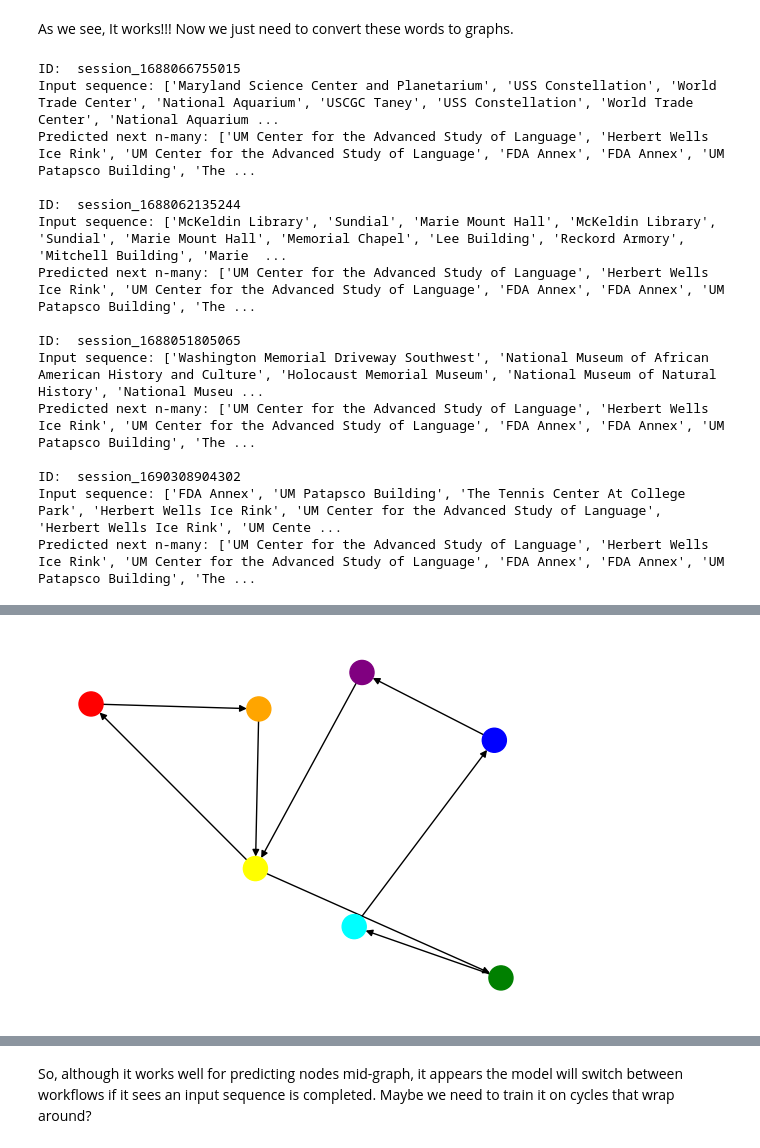
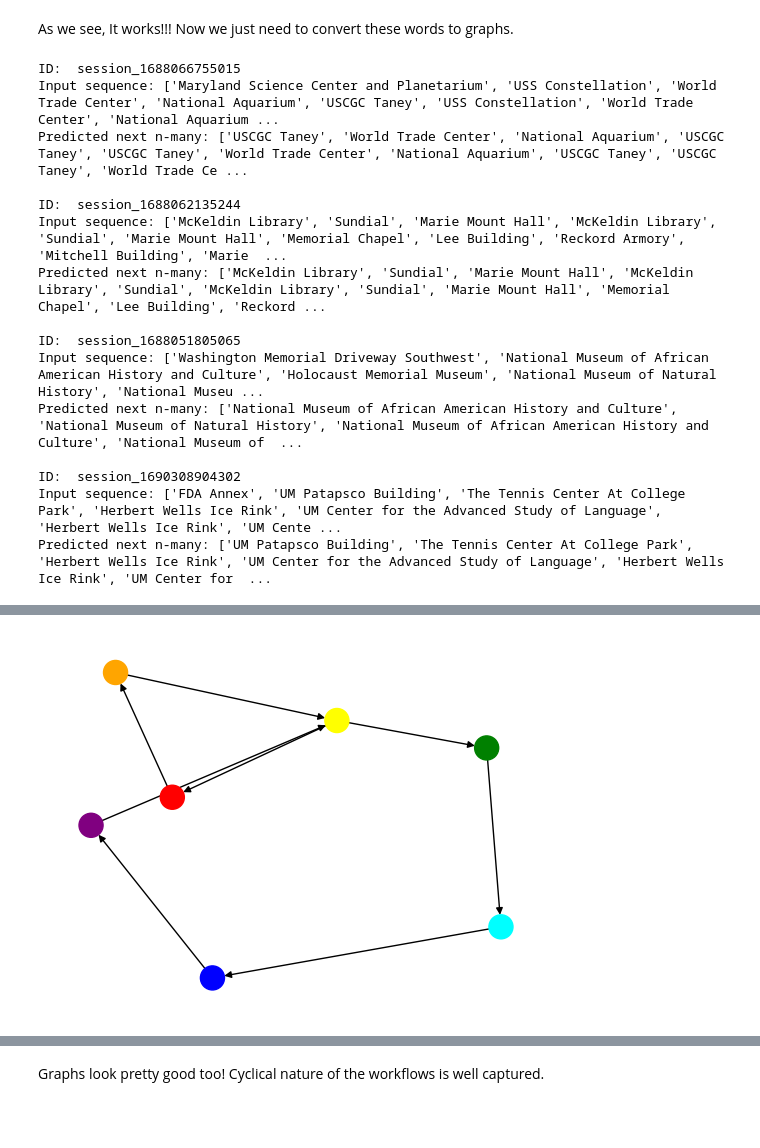
Before and after one commit to UMD-ARLIS/incubator-flagon-distill, a Jupyter notebook: prototypes/Prototype 4.ipynb, the cells around one changed output, grey strips where cells are left out. Cells and saved outputs as stored; diff of their text form; code cells hidden in the pictures; blank space fills up the shorter version.

Commit message:
prototype_4.4 - graph error fixed and bidirectionality implemented

```diff
--- a/prototypes/Prototype 4.ipynb
+++ b/prototypes/Prototype 4.ipynb
@@ -195,15 +195,6 @@ vlad_color_dict = {'Maryland Science Center and Planetarium':'red',
 
 # creating a list to store the generated directed graphs
 graphs = {}
-
-sess_elements = {}
-for sessID,logs in data_dict.items():
-    for logID,log in logs.items():
-        elem_name = log['details']['name']
-        if (not sessID in sess_elements.keys()):
-            sess_elements[sessID] = [ elem_name ]
-        else:
-            sess_elements[sessID] += [ elem_name ]
 
 vlad_file = "data3/logs_nome_vlad.json"
 data_dict = setup(vlad_file, "datetime")
@@ -638,42 +837,44 @@ import torch
 import torch.nn as nn
 import torch.optim as optim
 
-class LSTM(nn.Module):
+class BiLSTM(nn.Module):
     def __init__(self, input_size, hidden_size, output_size):
-        super(LSTM, self).__init__()
+        super(BiLSTM, self).__init__()
         self.hidden_size = hidden_size
-        self.lstm = nn.LSTM(input_size, hidden_size)
+        self.bidirectional = True  # Set bidirectional to True
+        self.num_directions = 2 if self.bidirectional else 1
+
+        # Use bidirectional LSTM
+        self.lstm = nn.LSTM(input_size, hidden_size, bidirectional=self.bidirectional)
         self.embedding = nn.Embedding(input_size, hidden_size)
-        self.fc = nn.Linear(hidden_size, output_size)
+        # Adjust the linear layer's input size to account for the concatenated outputs
+        self.fc = nn.Linear(hidden_size * self.num_directions, output_size)
         self.dropout = nn.Dropout(p=0.5)
 
     def forward(self, input_seq):
-        # Initialize hidden state and cell state
-        hidden = (torch.zeros(1, 1, self.hidden_size), torch.zeros(1, 1, self.hidden_size))
-
+        hidden = (torch.zeros(self.num_directions, 1, self.hidden_size),
+                  torch.zeros(self.num_directions, 1, self.hidden_size))
         # Convert input sequence to tensor of indices
         input_idx = [word2idx[w] for w in input_seq]
         input_tensor = torch.tensor(input_idx, dtype=torch.long).unsqueeze(1)
 
-        # Embed input tensor
         input_embedded = self.dropout(self.embedding(input_tensor))
-
-        # Pass through LSTM layer
         lstm_out, hidden = self.lstm(input_embedded, hidden)
 
-        # Pass LSTM output through linear layer to get predicted next word
+        # Concatenate the forward and backward outputs along the feature dimension
+        lstm_out = torch.cat((lstm_out[:, -1, :self.hidden_size], lstm_out[:, 0, self.hidden_size:]), dim=1)
         output = self.fc(lstm_out.view(len(input_seq), -1))
         return output
 
-vocab = ['Lee Building', 'World Trade Center', 'Marie Mount Hall', 'McKeldin Library',
-         'Mitchell Building', 'National Museum of Natural History', 'Reckord Armory',
-         'USS Constellation', 'National Museum of African American History and Culture',
+vocab = ['Lee Building', 'World Trade Center', 'Marie Mount Hall',
+         'McKeldin Library', 'Mitchell Building', 'National Museum of Natural History',
+         'Reckord Armory', 'USS Constellation', 'National Museum of African American History and Culture',
          'Holocaust Memorial Museum', 'UM Center for the Advanced Study of Language',
          'UM Patapsco Building', 'Memorial Chapel', 'USCGC Taney', 'Sundial',
          'Herbert Wells Ice Rink', 'FDA Annex', 'National Aquarium',
          'Maryland Science Center and Planetarium', 'Washington Memorial Driveway Southwest',
-         'The Tennis Center At College Park', 'Pratt Street Pavilion', 'Light Street Pavilion',
-         'Chesapeake']
+         'The Tennis Center At College Park', 'Pratt Street Pavilion',
+         'Light Street Pavilion', 'Chesapeake']
 word2idx = {w: i for i, w in enumerate(vocab)}
 idx2word = {i: w for i, w in enumerate(vocab)}
 # %%
@@ -872,7 +1073,7 @@ for sessID,color_dict in sessions:
 
     input_seq = sess_elements[sessID]
     n = len(input_seq)
-    predicted_sequence = generate_sequence(lstm, i, n)
+    predicted_sequence = generate_sequence(lstm, input_seq, n)
     print(f'Input sequence: {input_seq}, \nPredicted next n-many: {predicted_sequence}')
 
     # Now figure out a way to turn this list of names into a graph like
@@ -883,16 +1084,16 @@ for sessID,color_dict in sessions:
 # %% [output]
 ID:  session_1688066755015
 Input sequence: ['Maryland Science Center and Planetarium', 'USS Constellation', 'World Trade Center', 'National Aquarium', 'USCGC Taney', 'USS Constellation', 'World Trade Center', 'National Aquarium ...
-Predicted next n-many: ['UM Center for the Advanced Study of Language', 'Herbert Wells Ice Rink', 'UM Center for the Advanced Study of Language', 'FDA Annex', 'FDA Annex', 'UM Patapsco Building', 'The ...
+Predicted next n-many: ['USCGC Taney', 'World Trade Center', 'National Aquarium', 'USCGC Taney', 'USCGC Taney', 'World Trade Center', 'National Aquarium', 'USCGC Taney', 'USCGC Taney', 'World Trade Ce ...
 
 ID:  session_1688062135244
 Input sequence: ['McKeldin Library', 'Sundial', 'Marie Mount Hall', 'McKeldin Library', 'Sundial', 'Marie Mount Hall', 'Memorial Chapel', 'Lee Building', 'Reckord Armory', 'Mitchell Building', 'Marie  ...
-Predicted next n-many: ['UM Center for the Advanced Study of Language', 'Herbert Wells Ice Rink', 'UM Center for the Advanced Study of Language', 'FDA Annex', 'FDA Annex', 'UM Patapsco Building', 'The ...
+Predicted next n-many: ['McKeldin Library', 'Sundial', 'Marie Mount Hall', 'McKeldin Library', 'Sundial', 'McKeldin Library', 'Sundial', 'Marie Mount Hall', 'Memorial Chapel', 'Lee Building', 'Reckord ...
 
 ID:  session_1688051805065
 Input sequence: ['Washington Memorial Driveway Southwest', 'National Museum of African American History and Culture', 'Holocaust Memorial Museum', 'National Museum of Natural History', 'National Museu ...
-Predicted next n-many: ['UM Center for the Advanced Study of Language', 'Herbert Wells Ice Rink', 'UM Center for the Advanced Study of Language', 'FDA Annex', 'FDA Annex', 'UM Patapsco Building', 'The ...
+Predicted next n-many: ['National Museum of African American History and Culture', 'National Museum of Natural History', 'National Museum of African American History and Culture', 'National Museum of  ...
 
 ID:  session_1690308904302
 Input sequence: ['FDA Annex', 'UM Patapsco Building', 'The Tennis Center At College Park', 'Herbert Wells Ice Rink', 'UM Center for the Advanced Study of Language', 'Herbert Wells Ice Rink', 'UM Cente ...
-Predicted next n-many: ['UM Center for the Advanced Study of Language', 'Herbert Wells Ice Rink', 'UM Center for the Advanced Study of Language', 'FDA Annex', 'FDA Annex', 'UM Patapsco Building', 'The ...
+Predicted next n-many: ['UM Patapsco Building', 'The Tennis Center At College Park', 'Herbert Wells Ice Rink', 'UM Center for the Advanced Study of Language', 'Herbert Wells Ice Rink', 'UM Center for  ...
@@ -901 +1102 @@ Predicted next n-many: ['UM Center for the Advanced Study of Language', 'Herbert
-[figure, old version]
+[figure, new version]
@@ -907,2 +1108,2 @@ Predicted next n-many: ['UM Center for the Advanced Study of Language', 'Herbert
 # %% [markdown]
-So, although it works well for predicting nodes mid-graph, it appears the model will switch between workflows if it sees an input sequence is completed. Maybe we need to train it on cycles that wrap around?
+Graphs look pretty good too! Cyclical nature of the workflows is well captured.
```
Also changed, not shown: parts of 15 cells of this notebook, 1 other file.
